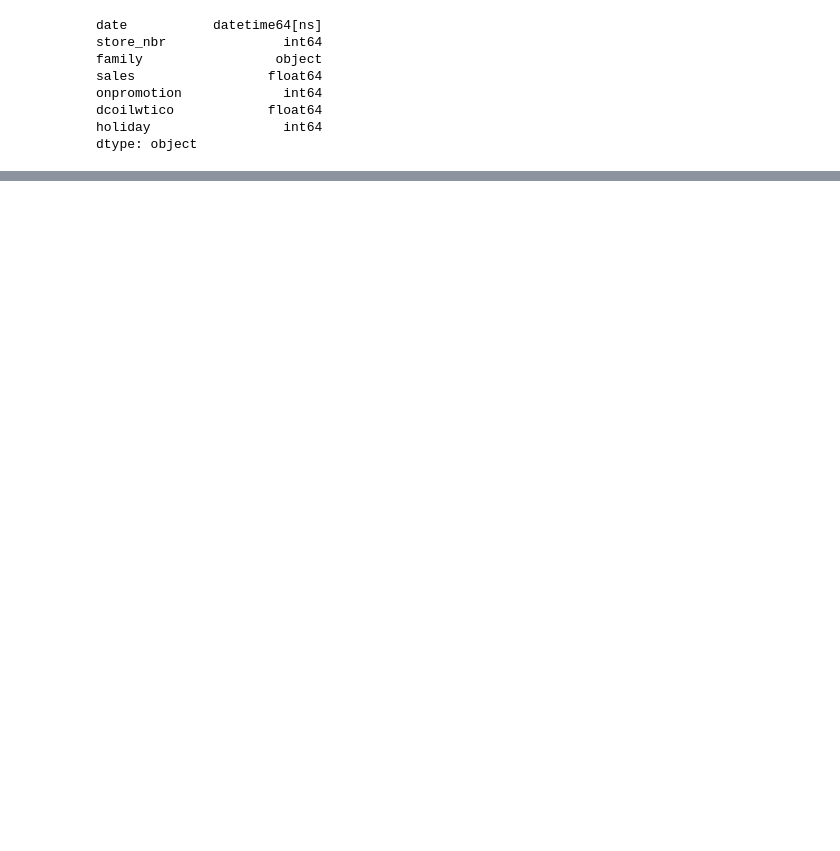
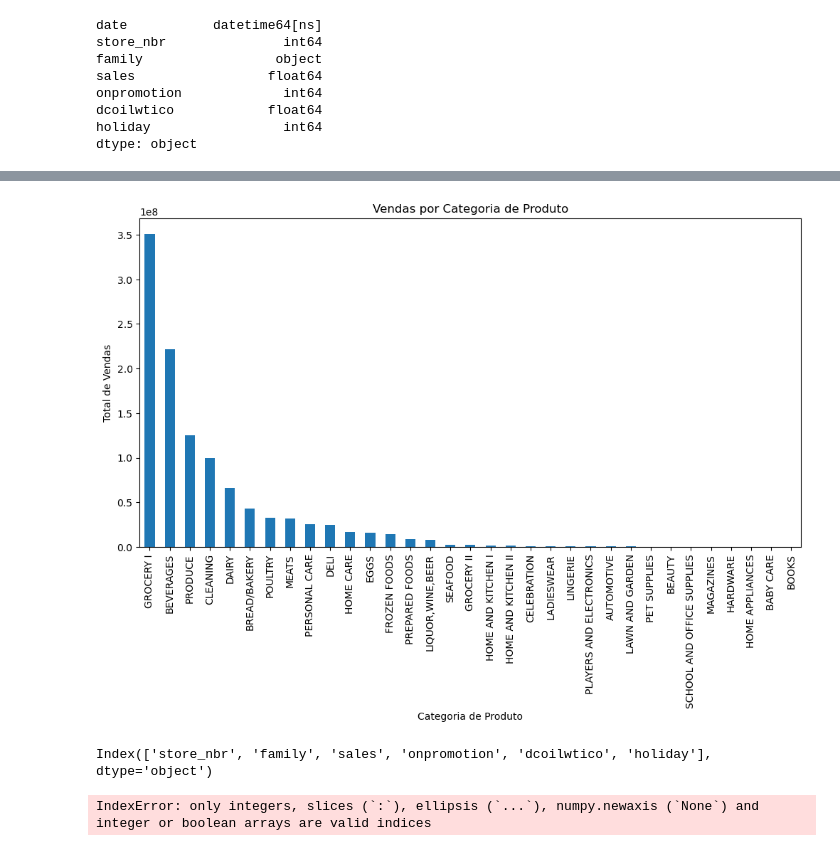
Before and after one commit to MrBarreto/DataMining, a Jupyter notebook: t2/t2.ipynb, the cells around one changed output, grey strips where cells are left out. Drawn from its saved outputs; the diff is of its cells as text; code cells hidden in the pictures; blank space fills up the shorter version.

```diff
--- a/t2/t2.ipynb
+++ b/t2/t2.ipynb
@@ -197,0 +195,25 @@ dtype: object
+# %%
+vendas_por_categoria = dados.groupby('family')['sales'].sum().sort_values(ascending=False)
+
+plt.figure(figsize=(12, 6))
+vendas_por_categoria.plot(kind='bar')
+plt.title('Vendas por Categoria de Produto')
+plt.xlabel('Categoria de Produto')
+plt.ylabel('Total de Vendas')
+plt.xticks(rotation=90)
+plt.show()
+# %% [output]
+[figure, added]
+# %%
+dados.columns
+# %% [output]
+Index(['store_nbr', 'family', 'sales', 'onpromotion', 'dcoilwtico', 'holiday'], dtype='object')
+# %%
+dados.set_index('index')['sales'].plot()
+plt.title('Tendência de Vendas ao Longo do Tempo')
+plt.figure(figsize=(12, 6))
+plt.xlabel('Data')
+plt.ylabel('Vendas')
+plt.show()
+# %% [output]
+IndexError: only integers, slices (`:`), ellipsis (`...`), numpy.newaxis (`None`) and integer or boolean arrays are valid indices
```
Also changed, not shown: parts of 7 cells of this notebook.
